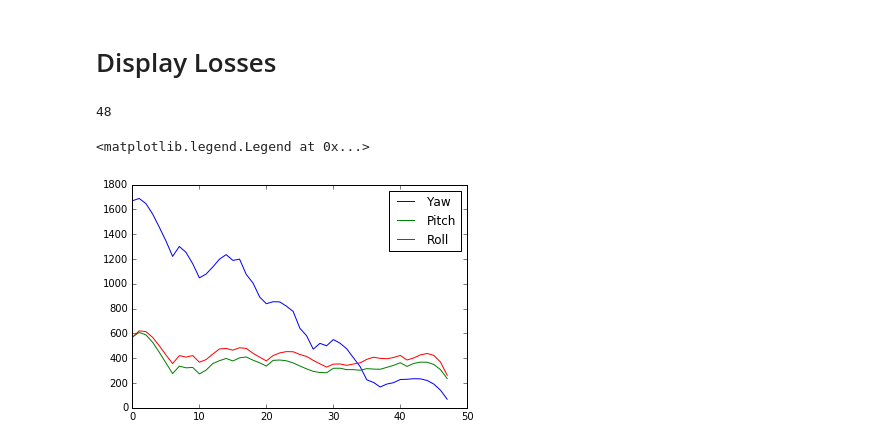
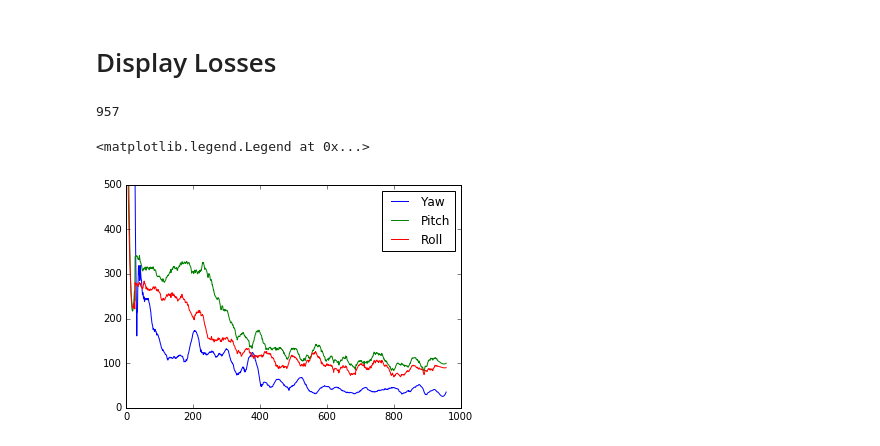
Before and after one commit to emredog/deep-head-pose, a Jupyter notebook: Collab_test.ipynb, the cells around one changed output. Cells and saved outputs as stored; diff of their text form; code cells hidden in the pictures.

```diff
--- a/Collab_test.ipynb
+++ b/Collab_test.ipynb
@@ -118,23 +139,23 @@ Ready to train network.
 # %%
 import pickle as pkl
 import matplotlib.pyplot as plt
 from scipy.signal import savgol_filter # smoothing the curves
 plt.style.use('classic')
 %matplotlib inline
 
-loss_file = "/content/deep-head-pose/code/output/snapshots/losses.pkl"
+loss_file = "/content/deep-head-pose/code/output/snapshots/lossesReproduce_300W_LP_.pkl"
 with open(loss_file, "rb") as file_handle:
   training_stats = pkl.load(file_handle)
 
 print(len(training_stats["loss_yaw"]))
 
-smoothing = lambda x: savgol_filter(x, 11, 3)
+smoothing = lambda x: savgol_filter(x, 51, 3)
 plt.plot(smoothing(training_stats["loss_yaw"]), label="Yaw")
 plt.plot(smoothing(training_stats["loss_pitch"]), label="Pitch")
 plt.plot(smoothing(training_stats["loss_roll"]), label="Roll")
-
+plt.ylim(0, 500)
 plt.legend()
 # %% [output]
-48
+957
 <matplotlib.legend.Legend at 0x...>
-[figure, old version]
+[figure, new version]
```
Also changed, not shown: parts of 2 cells of this notebook.
